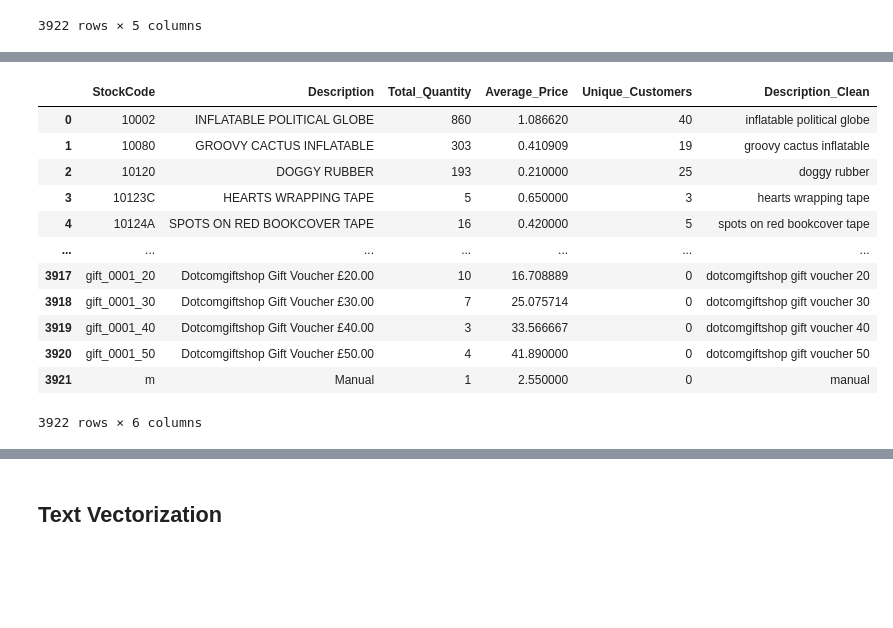
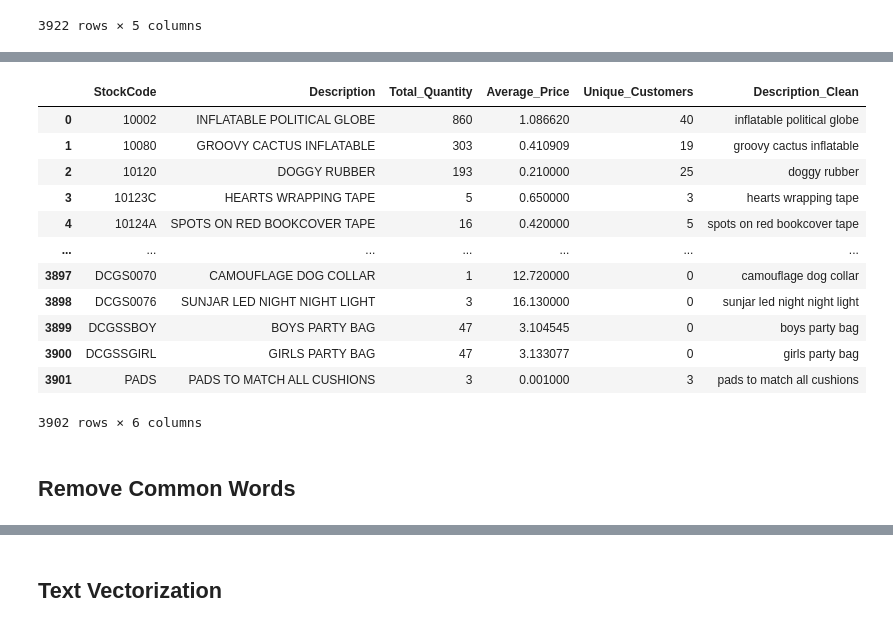
Before and after one commit to SsanyaS14/ISYE6740_OnlineRetailData, a Jupyter notebook: clean_product_model.ipynb, the cells around one changed output, grey strips where cells are left out. Saved outputs shown, nothing was run; the diff lists cells and outputs as text; code cells hidden in the pictures; blank space fills up the shorter version.

Commit message:
Cleaned up the notebook, anomaly, create text vectorization

```diff
--- a/clean_product_model.ipynb
+++ b/clean_product_model.ipynb
@@ -120,3 +129,18 @@ products
 | 3920 | gift_0001_50 | Dotcomgiftshop Gift Voucher £50.00 | 4 | 41.890000 | 0 |
 | 3921 | m | Manual | 1 | 2.550000 | 0 |
 3922 rows × 5 columns
+# %%
+# removing non products
+NON_PRODUCT_CODES = {"POST", "DOT", "M", "D", "S", "B", "C2", "CRUK", "AMAZONFEE", "BANK CHARGES"}
+NON_PRODUCT_WORDS = r"\b(postage|manual|fee|charge|commission|discount|voucher|carriage|samples|resolution)\b|\badju"
+
+is_non_product = (
+    products["StockCode"].str.upper().isin(NON_PRODUCT_CODES)
+    | products["StockCode"].str.lower().str.startswith("gift_")
+    | products["Description"].str.lower().str.contains(NON_PRODUCT_WORDS, regex=True)
+)
+
+# check what is being removed, and look for anything similar that is left behind
+print(products.loc[is_non_product, ["StockCode", "Description"]].to_string())
+
+products = products[~is_non_product].reset_index(drop=True)
@@ -123,30 +165,28 @@ products
 # %%
 # cleaning and standardizing the description
-import re
 def clean_text(text):
     text = text.lower()
-    text = re.sub(r"[£$€]", "", text) # Remove currency symbols
-    text = re.sub(r"(\d+)\.00\b", r"\1", text) # Remove decimal zeros in prices
-    text = re.sub(r"[^a-z0-9\s]", " ", text) # Remove other punctuation
-    text = re.sub(r"\s+", " ", text) # Normalize whitespace
+    text = re.sub(r"\bt[\s-]?light", "tlight", text)  # keep "t-light" as one word (otherwise "t" is dropped and only "light" is left)
+    text = re.sub(r"\b\d\w*", " ", text)              # remove numbers and sizes (12, 40cm, 17220)
+    text = re.sub(r"[^a-z\s]", " ", text)              # remove punctuation
+    text = re.sub(r"\s+", " ", text)                   # normalize whitespace
     return text.strip()
 
-products["Description_Clean"] = (
-    products["Description"].apply(clean_text)
-)
-
+products["Description_Clean"] = products["Description"].apply(clean_text)
 products
 # %% [output]
 |  | StockCode | Description | Total_Quantity | Average_Price | Unique_Customers | Description_Clean |
 | 0 | 10002 | INFLATABLE POLITICAL GLOBE | 860 | 1.086620 | 40 | inflatable political globe |
 | 1 | 10080 | GROOVY CACTUS INFLATABLE | 303 | 0.410909 | 19 | groovy cactus inflatable |
 | 2 | 10120 | DOGGY RUBBER | 193 | 0.210000 | 25 | doggy rubber |
 | 3 | 10123C | HEARTS WRAPPING TAPE | 5 | 0.650000 | 3 | hearts wrapping tape |
 | 4 | 10124A | SPOTS ON RED BOOKCOVER TAPE | 16 | 0.420000 | 5 | spots on red bookcover tape |
 | ... | ... | ... | ... | ... | ... | ... |
-| 3917 | gift_0001_20 | Dotcomgiftshop Gift Voucher £20.00 | 10 | 16.708889 | 0 | dotcomgiftshop gift voucher 20 |
-| 3918 | gift_0001_30 | Dotcomgiftshop Gift Voucher £30.00 | 7 | 25.075714 | 0 | dotcomgiftshop gift voucher 30 |
-| 3919 | gift_0001_40 | Dotcomgiftshop Gift Voucher £40.00 | 3 | 33.566667 | 0 | dotcomgiftshop gift voucher 40 |
-| 3920 | gift_0001_50 | Dotcomgiftshop Gift Voucher £50.00 | 4 | 41.890000 | 0 | dotcomgiftshop gift voucher 50 |
-| 3921 | m | Manual | 1 | 2.550000 | 0 | manual |
+| 3897 | DCGS0070 | CAMOUFLAGE DOG COLLAR | 1 | 12.720000 | 0 | camouflage dog collar |
+| 3898 | DCGS0076 | SUNJAR LED NIGHT NIGHT LIGHT | 3 | 16.130000 | 0 | sunjar led night night light |
+| 3899 | DCGSSBOY | BOYS PARTY BAG | 47 | 3.104545 | 0 | boys party bag |
+| 3900 | DCGSSGIRL | GIRLS PARTY BAG | 47 | 3.133077 | 0 | girls party bag |
+| 3901 | PADS | PADS TO MATCH ALL CUSHIONS | 3 | 0.001000 | 3 | pads to match all cushions |
-3922 rows × 6 columns
+3902 rows × 6 columns
+# %% [markdown]
+## Remove Common Words
```
Also changed, not shown: parts of 50 cells of this notebook, 1 other file.
